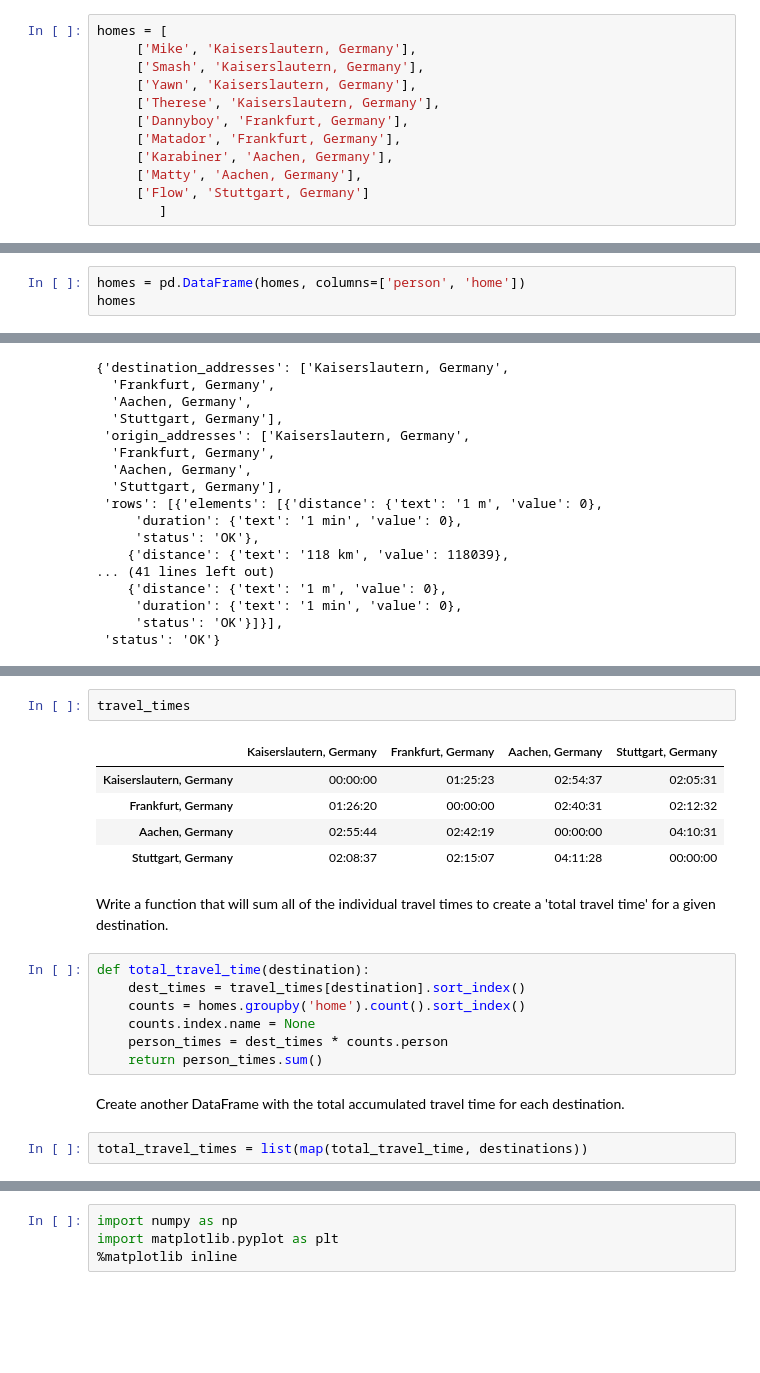
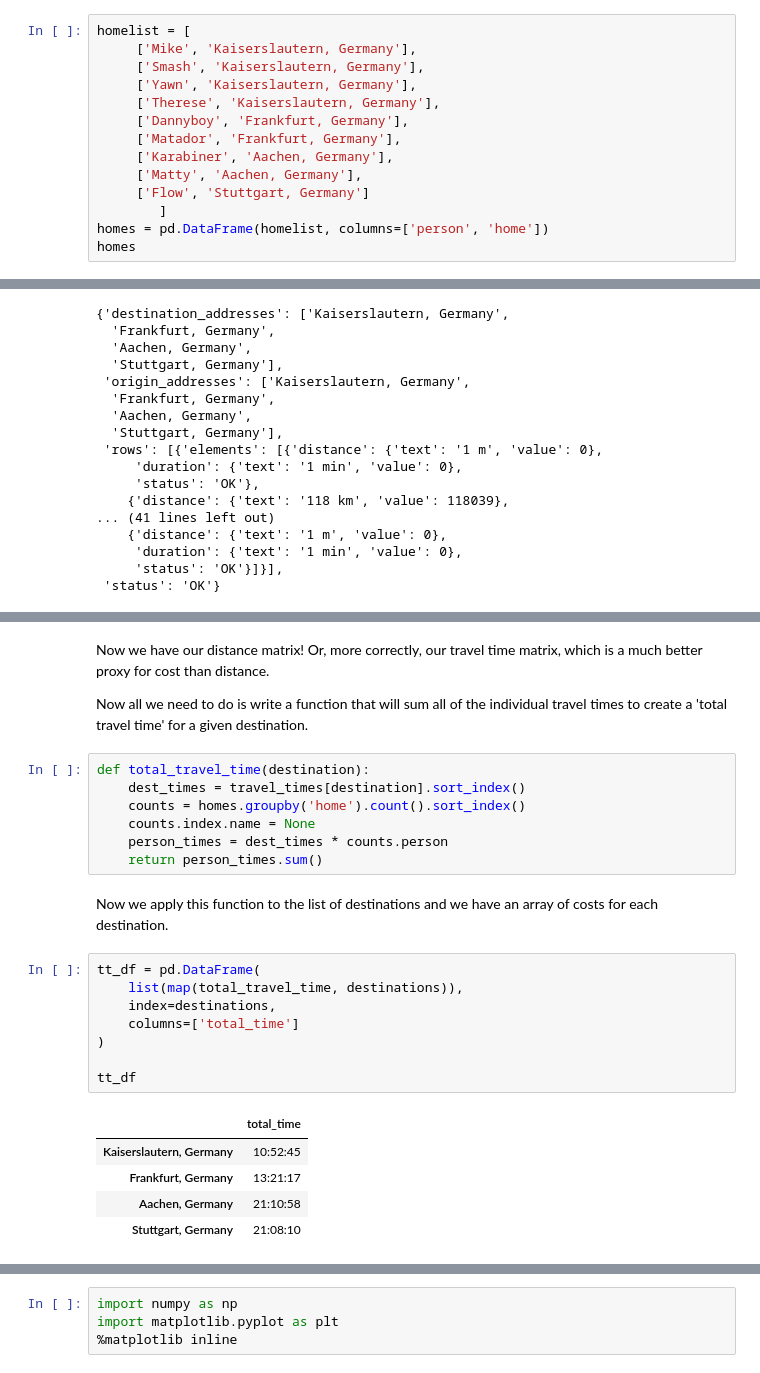
Before and after one commit to mjmdavis/mjmdavis.github.io, a Jupyter notebook: _posts/where_do_we_meet.ipynb, the cells around one changed output, grey strips where cells are left out. Cells and saved outputs as stored; diff of their text form; blank space fills up the shorter version.

```diff
--- a/_posts/where_do_we_meet.ipynb
+++ b/_posts/where_do_we_meet.ipynb
@@ -14,7 +17,7 @@ import datetime
 # %% [markdown]
 Now we need to establish the location of individuals who will be attending the fabulous event.
 # %%
-homes = [
+homelist = [
      ['Mike', 'Kaiserslautern, Germany'],
      ['Smash', 'Kaiserslautern, Germany'],
      ['Yawn', 'Kaiserslautern, Germany'],
@@ -25,3 +28,5 @@ homes = [
      ['Matty', 'Aachen, Germany'],
      ['Flow', 'Stuttgart, Germany']
         ]
+homes = pd.DataFrame(homelist, columns=['person', 'home'])
+homes
@@ -30,3 +43,0 @@ Create a dataframe from the list.
-# %%
-homes = pd.DataFrame(homes, columns=['person', 'home'])
-homes
@@ -100,13 +115,7 @@ travel_times = pd.DataFrame(
-# %%
-travel_times
-# %% [output]
-|  | Kaiserslautern, Germany | Frankfurt, Germany | Aachen, Germany | Stuttgart, Germany |
-| Kaiserslautern, Germany | 00:00:00 | 01:25:23 | 02:54:37 | 02:05:31 |
-| Frankfurt, Germany | 01:26:20 | 00:00:00 | 02:40:31 | 02:12:32 |
-| Aachen, Germany | 02:55:44 | 02:42:19 | 00:00:00 | 04:10:31 |
-| Stuttgart, Germany | 02:08:37 | 02:15:07 | 04:11:28 | 00:00:00 |
 # %% [markdown]
-Write a function that will sum all of the individual travel times to create a 'total travel time' for a given destination.
+Now we have our distance matrix! Or, more correctly, our travel time matrix, which is a much better proxy for cost than distance.
+
+Now all we need to do is write a function that will sum all of the individual travel times to create a 'total travel time' for a given destination.
 # %%
 def total_travel_time(destination):
     dest_times = travel_times[destination].sort_index()
@@ -114,7 +123,19 @@ def total_travel_time(destination):
     counts.index.name = None
     person_times = dest_times * counts.person
     return person_times.sum()
-# %% [markdown]
-Create another DataFrame with the total accumulated travel time for each destination.
+# %% [markdown]
+Now we apply this function to the list of destinations and we have an array of costs for each destination.
 # %%
-total_travel_times = list(map(total_travel_time, destinations))
+tt_df = pd.DataFrame(
+    list(map(total_travel_time, destinations)),
+    index=destinations,
+    columns=['total_time']
+)
+
+tt_df
+# %% [output]
+|  | total_time |
+| Kaiserslautern, Germany | 10:52:45 |
+| Frankfurt, Germany | 13:21:17 |
+| Aachen, Germany | 21:10:58 |
+| Stuttgart, Germany | 21:08:10 |
```
Also changed, not shown: parts of 40 cells of this notebook.
